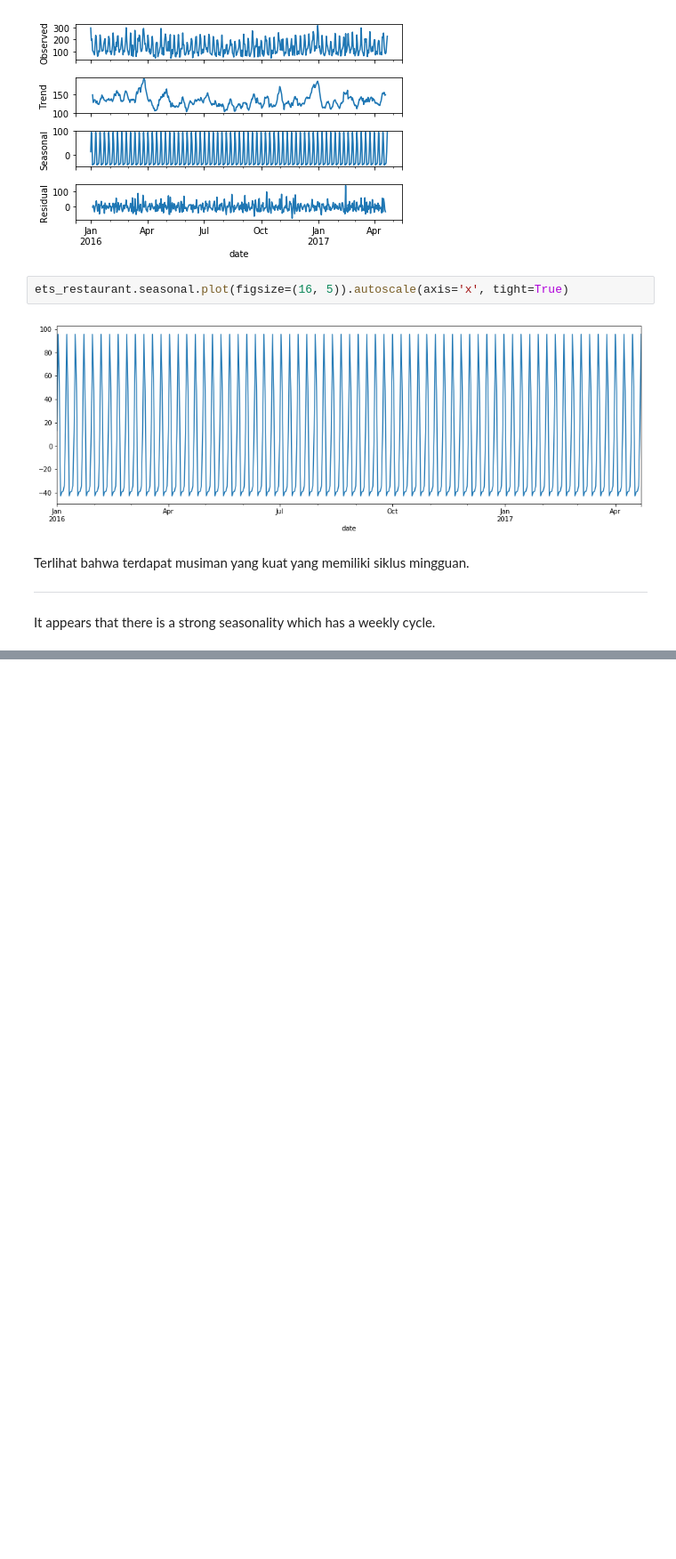
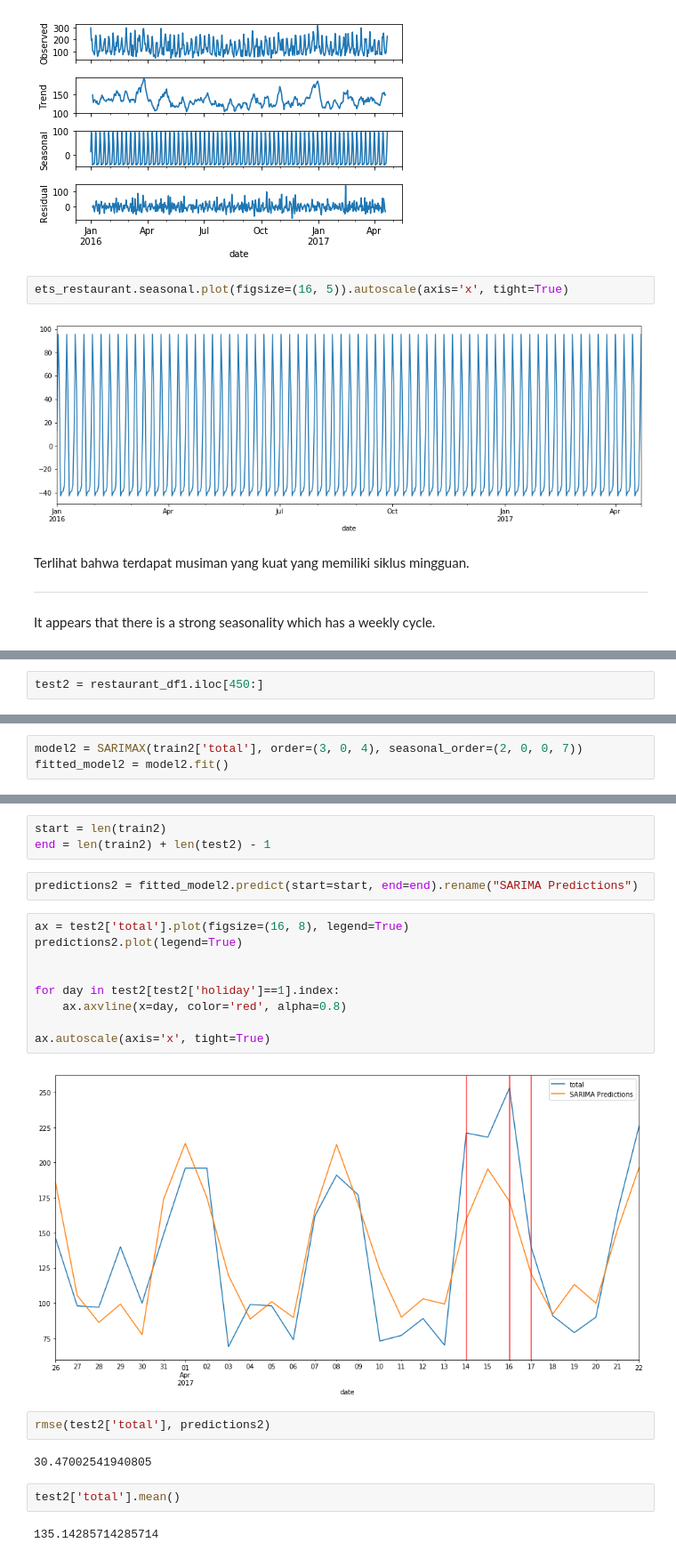
Before and after one commit to saifulrijal-ds/time-series-analysis-python, a Jupyter notebook: study-notes_general-forecasting-model_pt6.ipynb, the cells around one changed output, grey strips where cells are left out. Shown at 89% size. Saved outputs shown, nothing was run; the diff lists cells and outputs as text; blank space fills up the shorter version.

```diff
--- a/study-notes_general-forecasting-model_pt6.ipynb
+++ b/study-notes_general-forecasting-model_pt6.ipynb
@@ -374,0 +384,2 @@ It appears that there is a strong seasonality which has a weekly cycle.
+# %%
+test2 = restaurant_df1.iloc[450:]
@@ -374,0 +411,3 @@ It appears that there is a strong seasonality which has a weekly cycle.
+# %%
+model2 = SARIMAX(train2['total'], order=(3, 0, 4), seasonal_order=(2, 0, 0, 7))
+fitted_model2 = model2.fit()
@@ -374,0 +442,24 @@ It appears that there is a strong seasonality which has a weekly cycle.
+# %%
+start = len(train2)
+end = len(train2) + len(test2) - 1
+# %%
+predictions2 = fitted_model2.predict(start=start, end=end).rename("SARIMA Predictions")
+# %%
+ax = test2['total'].plot(figsize=(16, 8), legend=True)
+predictions2.plot(legend=True)
+
+
+for day in test2[test2['holiday']==1].index:
+    ax.axvline(x=day, color='red', alpha=0.8)
+
+ax.autoscale(axis='x', tight=True)
+# %% [output]
+[figure, added]
+# %%
+rmse(test2['total'], predictions2)
+# %% [output]
+30.47002541940805
+# %%
+test2['total'].mean()
+# %% [output]
+135.14285714285714
```
Also changed, not shown: parts of 25 cells of this notebook, 1 other file.
